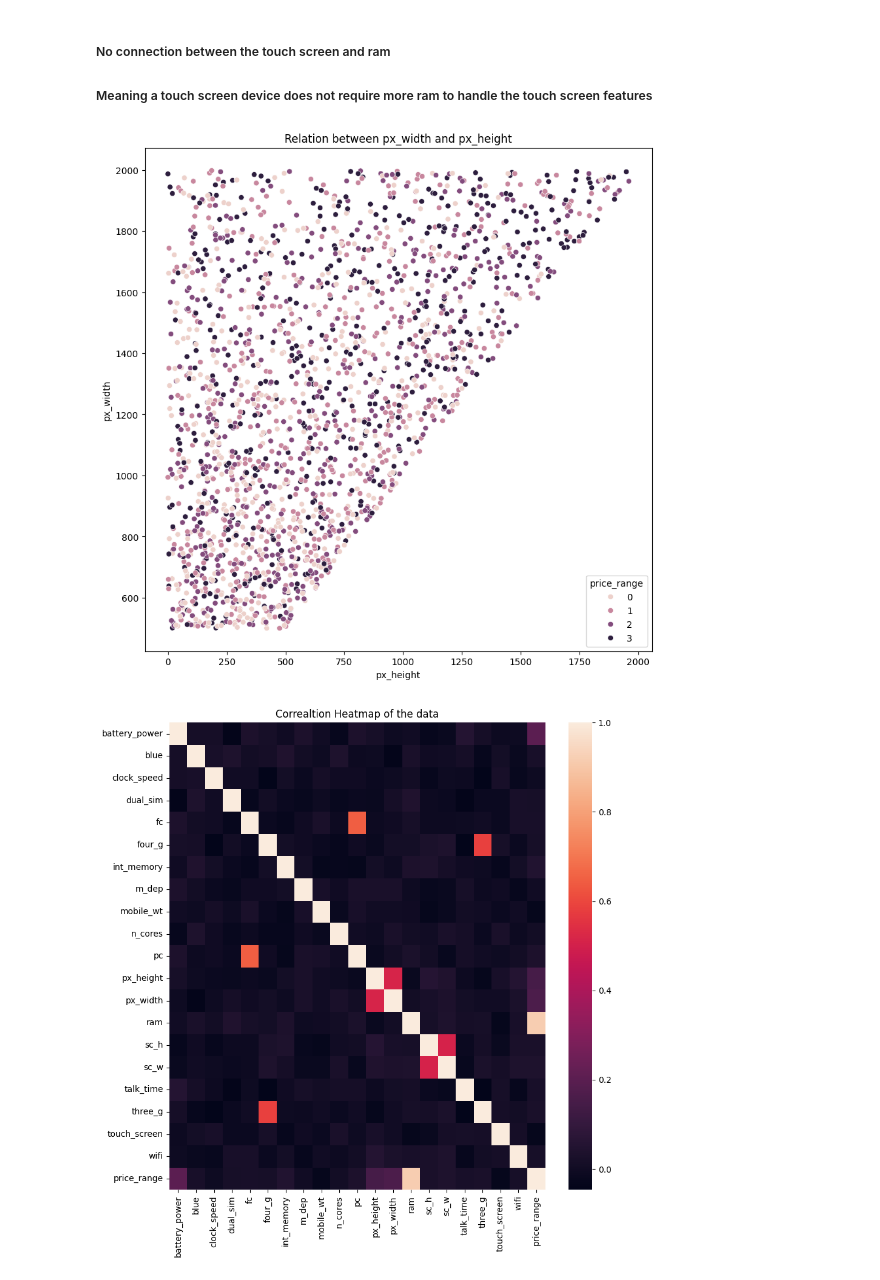
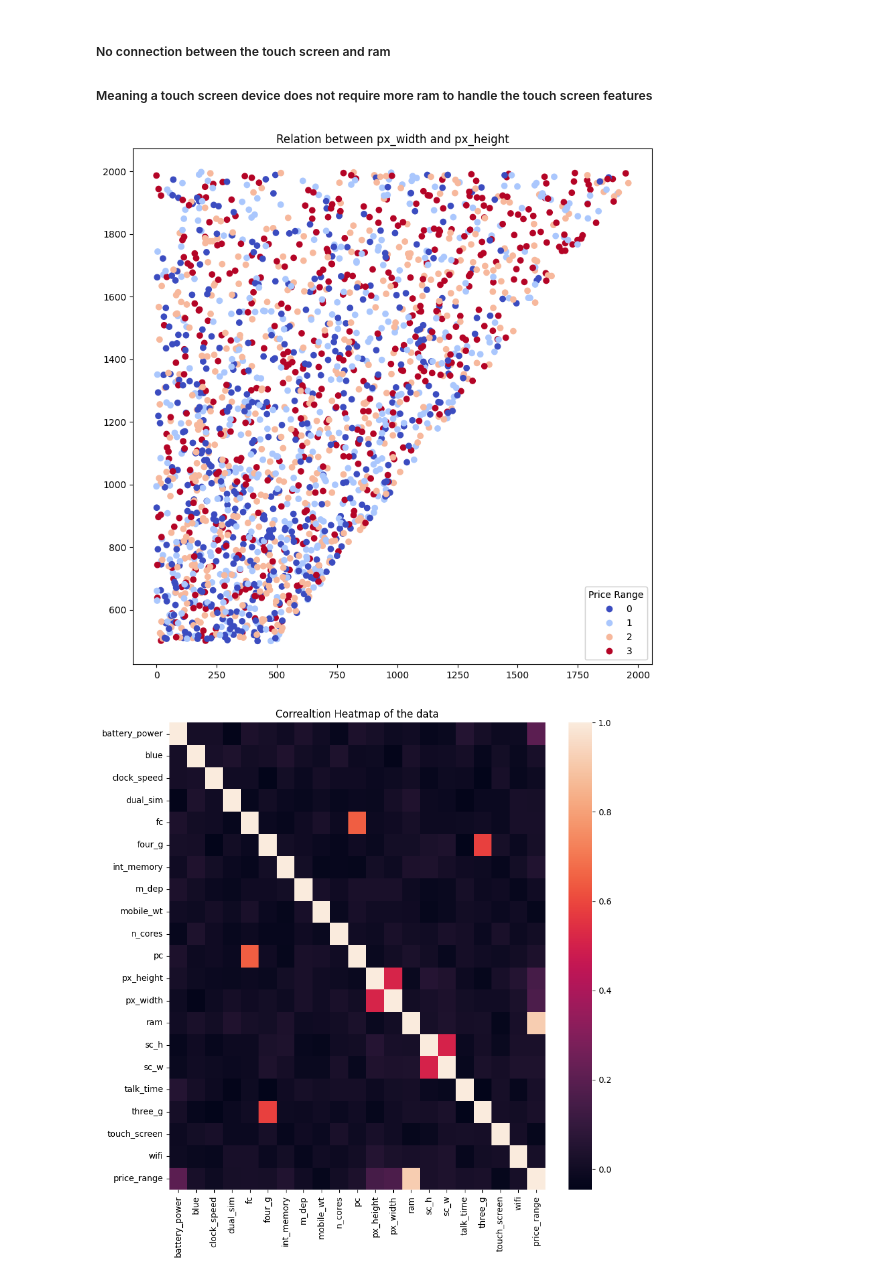
Before and after one commit to gykunju/Mobile-Price-Prediction, a Jupyter notebook: Mobile_Data_EDA.ipynb, the cells around one changed output. Saved outputs shown, nothing was run; the diff lists cells and outputs as text; code cells hidden in the pictures.

```diff
--- a/Mobile_Data_EDA.ipynb
+++ b/Mobile_Data_EDA.ipynb
@@ -192,14 +192,15 @@ Text(0.5, 1.0, 'Relation between ram and a touch screen')
 ##### No connection between the touch screen and ram
 ##### Meaning a touch screen device does not require more ram to handle the touch screen features
 # %%
-plt.figure(figsize=(10,10))
+fig = plt.figure(figsize=(10,10))
+scatter = plt.scatter(data=data, x='px_height', y='px_width', c='price_range', cmap='coolwarm')
 
-sns.scatterplot(data=data, x='px_height', y='px_width', hue='price_range')
-
+legend1 = plt.legend(*scatter.legend_elements(), title="Price Range")
+plt.gca().add_artist(legend1)
 plt.title('Relation between px_width and px_height')
 plt.show()
 # %% [output]
-[figure, old version]
+[figure, new version]
 # %%
 plt.figure(figsize=(10,10))
 sns.heatmap(data.corr())
```
Also changed, not shown: parts of 1 cell of this notebook, 1 other file.
